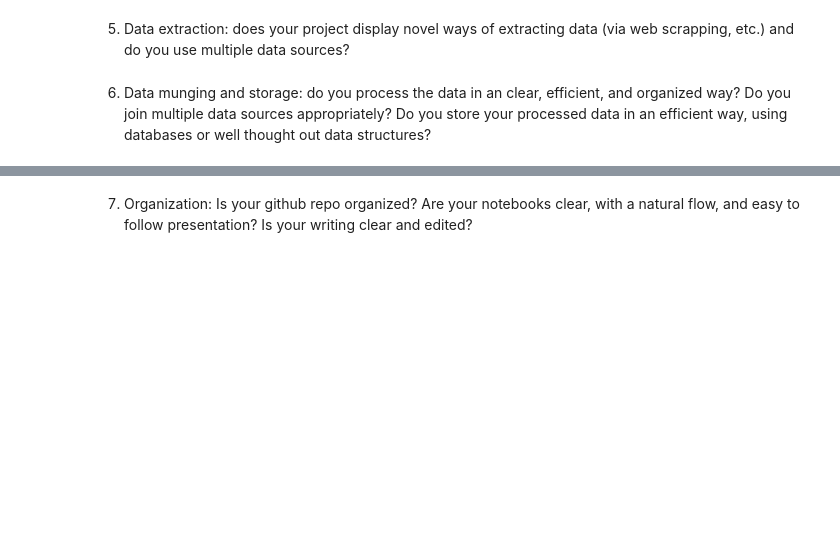
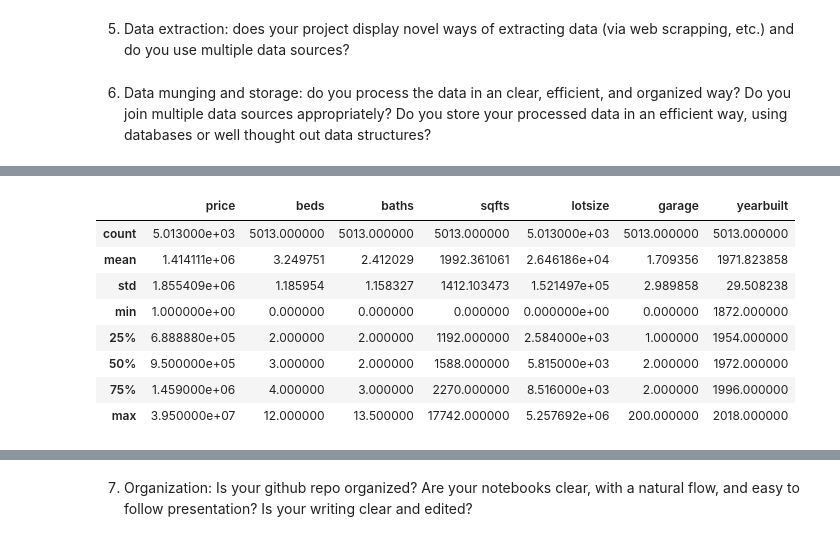
Before and after one commit to taylorxleung/STAT-141B--FINAL, a Jupyter notebook: STAT 141B-- Final Project.ipynb, the cells around one changed output, grey strips where cells are left out. Drawn from its saved outputs; the diff is of its cells as text; code cells hidden in the pictures; blank space fills up the shorter version.

```diff
--- a/STAT 141B-- Final Project.ipynb
+++ b/STAT 141B-- Final Project.ipynb
@@ -145,0 +230,13 @@ f.close()
+# %%
+geoHousing.zipcode = geoHousing.zipcode.astype(str)
+geoHousing.describe()
+# %% [output]
+|  | price | beds | baths | sqfts | lotsize | garage | yearbuilt |
+| count | 5.013000e+03 | 5013.000000 | 5013.000000 | 5013.000000 | 5.013000e+03 | 5013.000000 | 5013.000000 |
+| mean | 1.414111e+06 | 3.249751 | 2.412029 | 1992.361061 | 2.646186e+04 | 1.709356 | 1971.823858 |
+| std | 1.855409e+06 | 1.185954 | 1.158327 | 1412.103473 | 1.521497e+05 | 2.989858 | 29.508238 |
+| min | 1.000000e+00 | 0.000000 | 0.000000 | 0.000000 | 0.000000e+00 | 0.000000 | 1872.000000 |
+| 25% | 6.888880e+05 | 2.000000 | 2.000000 | 1192.000000 | 2.584000e+03 | 1.000000 | 1954.000000 |
+| 50% | 9.500000e+05 | 3.000000 | 2.000000 | 1588.000000 | 5.815000e+03 | 2.000000 | 1972.000000 |
+| 75% | 1.459000e+06 | 4.000000 | 3.000000 | 2270.000000 | 8.516000e+03 | 2.000000 | 1996.000000 |
+| max | 3.950000e+07 | 12.000000 | 13.500000 | 17742.000000 | 5.257692e+06 | 200.000000 | 2018.000000 |
```
Also changed, not shown: parts of 3 cells of this notebook, 8 other files.
